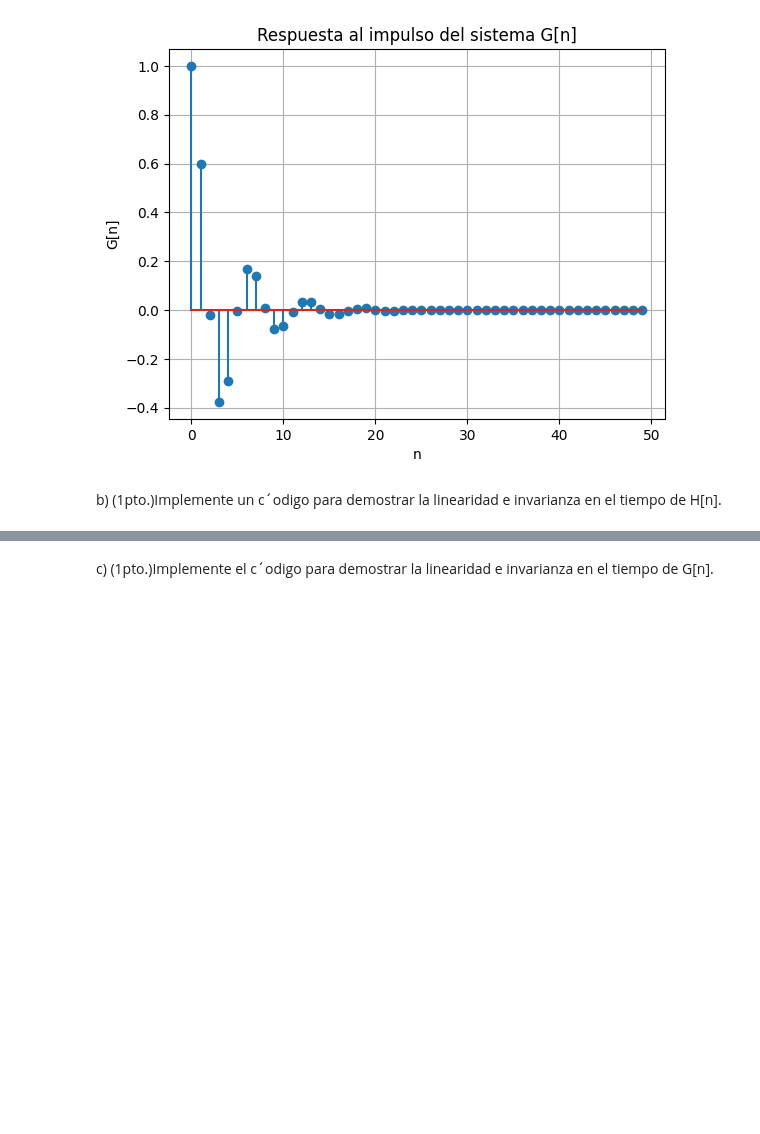
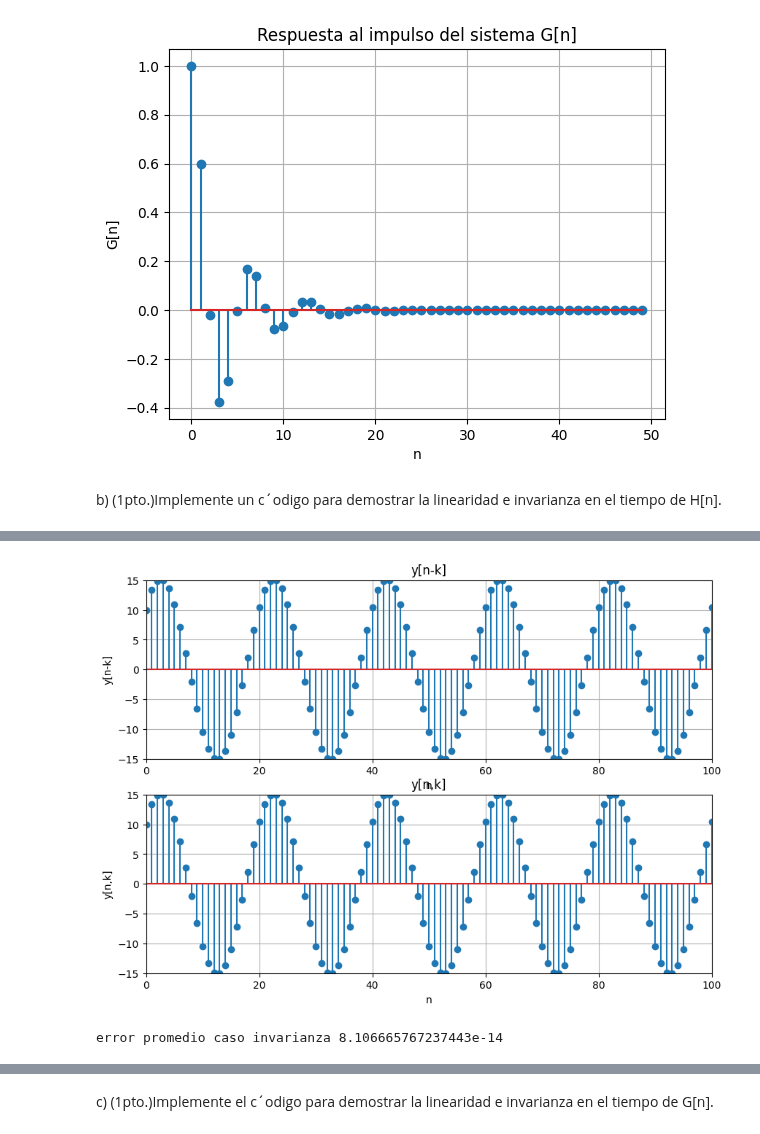
Before and after one commit to ExampleToFollow/PracticasPDS, a Jupyter notebook: Lab2/IF_Computacional_HineillCéspedes_20213704.ipynb, the cells around one changed output, grey strips where cells are left out. Drawn from its saved outputs; the diff is of its cells as text; code cells hidden in the pictures; blank space fills up the shorter version.

```diff
--- a/Lab2/IF_Computacional_HineillCéspedes_20213704.ipynb
+++ b/Lab2/IF_Computacional_HineillCéspedes_20213704.ipynb
@@ -383,0 +299,58 @@ ValueError: operands could not be broadcast together with shapes (400,) (399,)
+# %%
+#parametros para determinar la linealidad
+a1 =1
+a2 =1
+k = 20 #delay
+N=4000
+n = np.arange(N)
+#PRUEBAS
+x1 = np.sin(0.1 * np.pi * n)
+x2 = np.cos(0.1 * np.pi * n) #cambiar
+
+#Linealidad
+def sistema_H(input , indices):
+    y_n = np.zeros(len(indices))
+    for i  in range(len(indices)):
+        if (i==0) :
+            y_n[i]= 10*input[i]
+        else:
+            y_n[i]= 10*input[i] + 0.25*input[i-1] + 0.5*input[i-1]
+    nuevo_indices =  np.arange(indices[0] , indices[0]  +  len(y_n) )
+    return [y_n , nuevo_indices]
+
+def retraso_signal(signal , indices, delay):
+    signal_delay = np.roll(np.pad(signal,(delay,delay), mode="constant" ,constant_values=0) ,  delay )
+    idx= np.arange(np.min(indices) - delay ,  np.max(indices) + delay+1)
+    return [signal_delay , idx]
+
+#PROBAMOS LINEALIDAD
+
+term_1 =  a1*sistema_H(x1,n)[0] + a2 * sistema_H(x2,n)[0]
+term_1_idx =  sistema_H(x1,n)[1]
+
+term_2 =  sistema_H(a1*x1 + a2*x2 ,n)[0]
+term_2_idx =  sistema_H(a1*x1 + a2*x2 ,n )[1]
+
+plt.figure(figsize=(10, 7))
+plt.subplot(2, 1, 1)
+plt.stem(term_1_idx, term_1)
+plt.title('y[n-k]')
+plt.ylim([np.min(term_1),np.max(term_1)])
+plt.xlim([np.min(term_1_idx),np.min(term_1_idx) +  100])
+plt.xlabel('n')
+plt.ylabel('y[n-k]')
+plt.grid(True)
+
+plt.subplot(2, 1, 2)
+plt.title('y[n,k]')
+plt.stem(term_2_idx, term_2)
+plt.ylim([np.min(term_2),np.max(term_2)])
+plt.xlim([np.min(term_2_idx),np.min(term_2_idx) +  100 ])
+plt.xlabel('n')
+plt.ylabel('y[n,k]')
+plt.grid(True)
+plt.show()
+print(f"error promedio caso invarianza {np.linalg.norm(term_1-term_2)}")
+# %% [output]
+[figure, added]
+error promedio caso invarianza 8.106665767237443e-14
```
Also changed, not shown: parts of 11 cells of this notebook, 2 other files.
